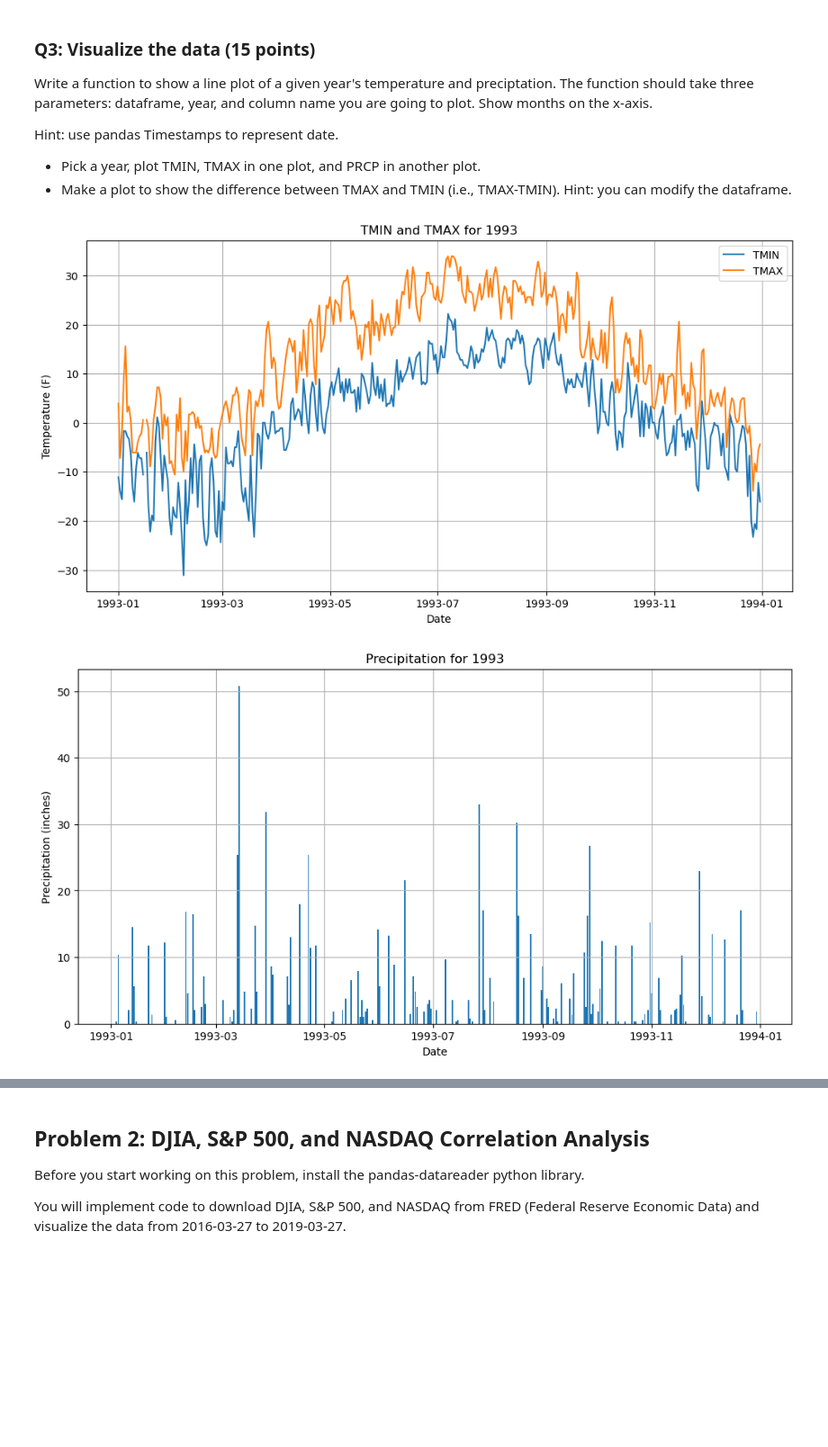
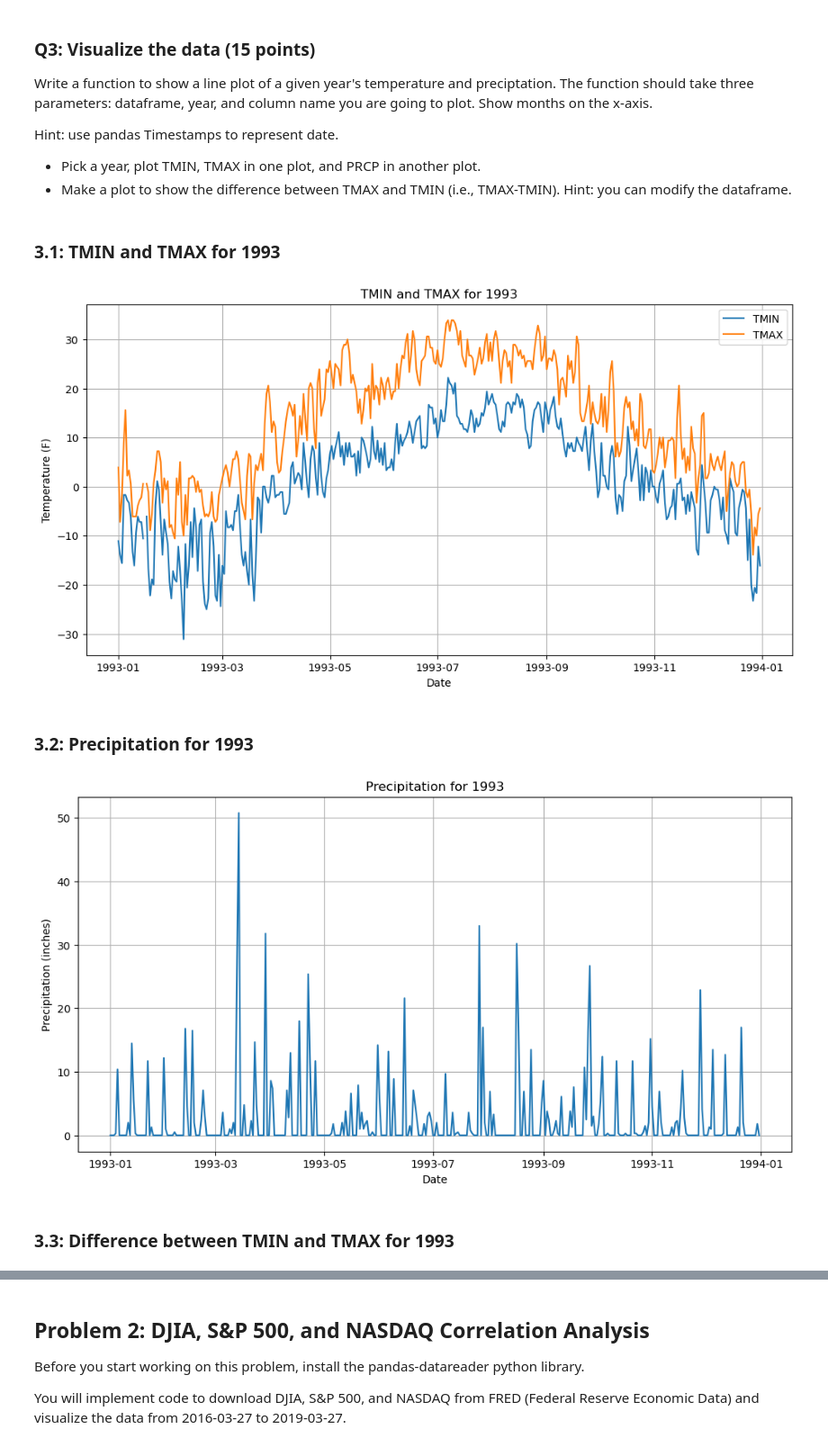
Before and after one commit to lostflux/data-mining, a Jupyter notebook: assignments/01/Assignment_1.ipynb, the cells around one changed output, grey strips where cells are left out. Shown at 90% size. Drawn from its saved outputs; the diff is of its cells as text; code cells hidden in the pictures; blank space fills up the shorter version.

```diff
--- a/assignments/01/Assignment_1.ipynb
+++ b/assignments/01/Assignment_1.ipynb
@@ -157,14 +234,11 @@ def plot_weather_data(weather_data, year, column, y_label=''):
     # pick year
     weather_data["DATE"] = pd.to_datetime(weather_data["DATE"])
     data = weather_data[weather_data['DATE'].dt.year == year]
-    # display(data.head(10))
 
     # plot
     plt.figure(figsize=(12, 6))
 
     for item in column:                                     # TMIN and TMAX
-        # plt.plot(data['DATE'], data[item], label=item)
-        # plot month name and value
         plt.plot(data['DATE'] , data[item], label=item)
     plt.xlabel('Date')
     plt.ylabel(y_label)
@@ -172,38 +246,44 @@ def plot_weather_data(weather_data, year, column, y_label=''):
 
     # show grid
     plt.grid(True)
     plt.legend()
+
+    display(Markdown(f"### 3.1: TMIN and TMAX for {year}"))
     plt.show()
 
     # precipitation plot
     plt.figure(figsize=(12, 6))
-    plt.bar(data['DATE'], data['PRCP'])
+    plt.plot(data['DATE'], data['PRCP'])
     plt.xlabel('Date')
     plt.ylabel('Precipitation (inches)')
     plt.grid(True)
     plt.title(f'Precipitation for {year}')
 
+    display(Markdown(f"### 3.2: Precipitation for {year}"))
     plt.show()
 
     # difference between TMIN and TMAX
     plt.figure(figsize=(12, 6))
     plt.plot(data['DATE'], data['TMAX'] - data['TMIN'])
     plt.xlabel('Date')
     plt.ylabel('Temperature (F)')
     plt.grid(True)
     plt.title(f'Difference between TMIN and TMAX for {year}')
 
-
-
+    display(Markdown(f"### 3.3: Difference between TMIN and TMAX for {year}"))
     plt.show()
 
 
 # write your code here
 
-plot_weather_data(hanover_data, 1993, ("TMIN", "TMAX"), 'Temperature (F)')
+year = 1993 # adjust to plot for a different year
+plot_weather_data(hanover_data, year, ("TMIN", "TMAX"), 'Temperature (F)')
 # %% [output]
+### 3.1: TMIN and TMAX for 1993
 [figure]
+### 3.2: Precipitation for 1993
-[figure, old version]
+[figure, new version]
+### 3.3: Difference between TMIN and TMAX for 1993
 [figure]
 # %% [markdown]
 ## Problem 2: DJIA, S&P 500, and NASDAQ Correlation Analysis
```
Also changed, not shown: parts of 14 cells of this notebook.
